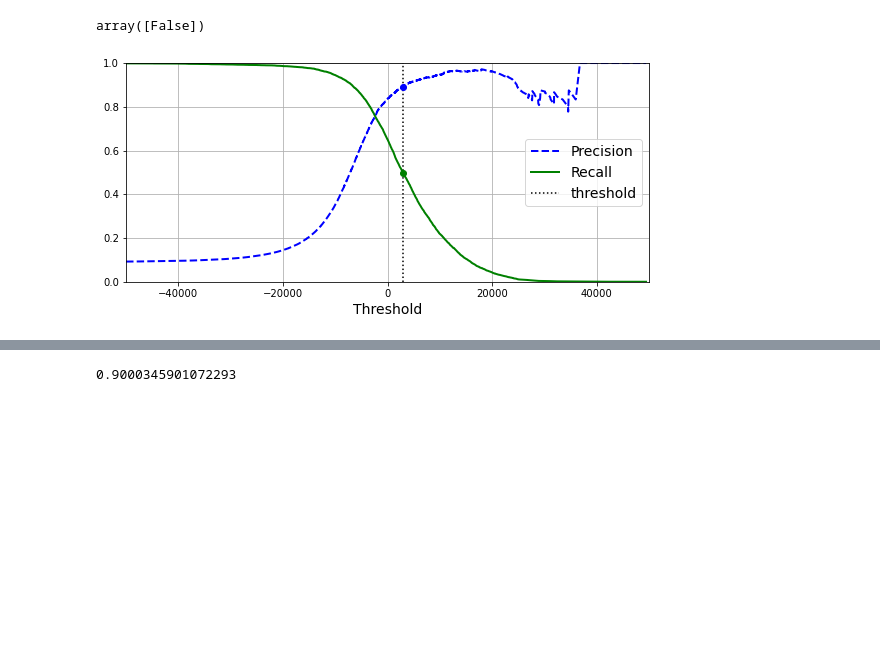
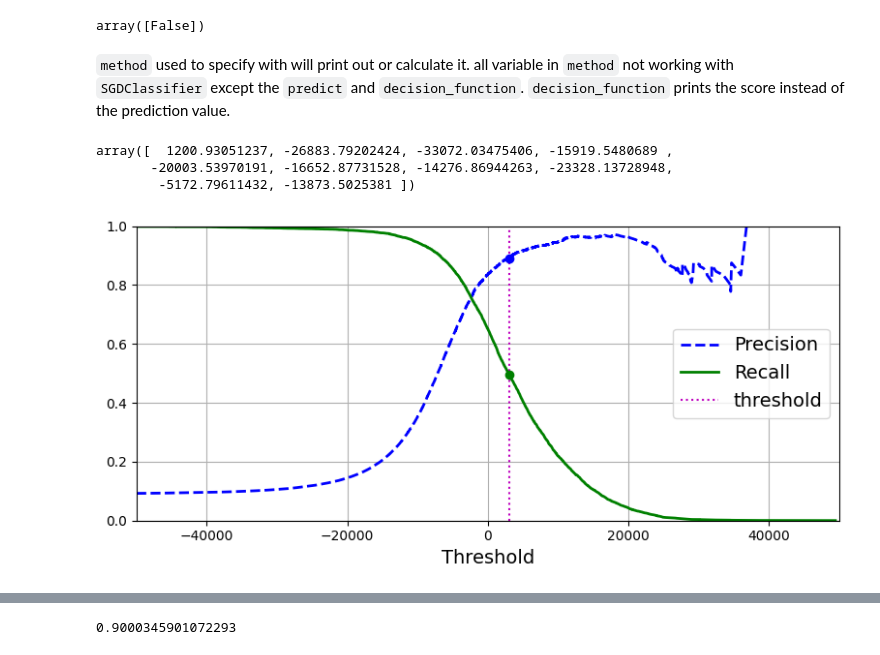
Before and after one commit to khaldon/handson-ml3, a Jupyter notebook: 03_classification.ipynb, the cells around one changed output, grey strips where cells are left out. Cells and saved outputs as stored; diff of their text form; code cells hidden in the pictures; blank space fills up the shorter version.

```diff
--- a/03_classification.ipynb
+++ b/03_classification.ipynb
@@ -264,29 +335,38 @@ y_some_digit_pred = (y_scores > threshold)
 y_some_digit_pred
 # %% [output]
 array([False])
+# %% [markdown]
+`method` used to specify with will print out or calculate it.
+all variable in `method` not working with `SGDClassifier` except the `predict` and `decision_function`. `decision_function` prints the score instead of the prediction value.
 # %%
 y_scores = cross_val_predict(sgd_clf, X_train, y_train_5, cv=3,
                              method="decision_function")
+# %%
+y_scores[:10]
+# %% [output]
+array([  1200.93051237, -26883.79202424, -33072.03475406, -15919.5480689 ,
+       -20003.53970191, -16652.87731528, -14276.86944263, -23328.13728948,
+        -5172.79611432, -13873.5025381 ])
 # %%
 from sklearn.metrics import precision_recall_curve
 
 precisions, recalls, thresholds = precision_recall_curve(y_train_5, y_scores)
 # %%
 plt.figure(figsize=(8, 4))  # extra code – it's not needed, just formatting
-plt.plot(thresholds, precisions[:-1], "b--", label="Precision", linewidth=2)
+plt.plot(thresholds, precisions[:-1],"b--", label="Precision", linewidth=2)
 plt.plot(thresholds, recalls[:-1], "g-", label="Recall", linewidth=2)
-plt.vlines(threshold, 0, 1.0, "k", "dotted", label="threshold")
+plt.vlines(threshold, 0, 1.0, "m", "dotted", label="threshold")
 
 # extra code – this section just beautifies and saves Figure 3–5
 idx = (thresholds >= threshold).argmax()  # first index ≥ threshold
 plt.plot(thresholds[idx], precisions[idx], "bo")
 plt.plot(thresholds[idx], recalls[idx], "go")
 plt.axis([-50000, 50000, 0, 1])
 plt.grid()
 plt.xlabel("Threshold")
 plt.legend(loc="center right")
 save_fig("precision_recall_vs_threshold_plot")
 
 plt.show()
 # %% [output]
-[figure, old version]
+[figure, new version]
```
Also changed, not shown: parts of 22 cells of this notebook.
